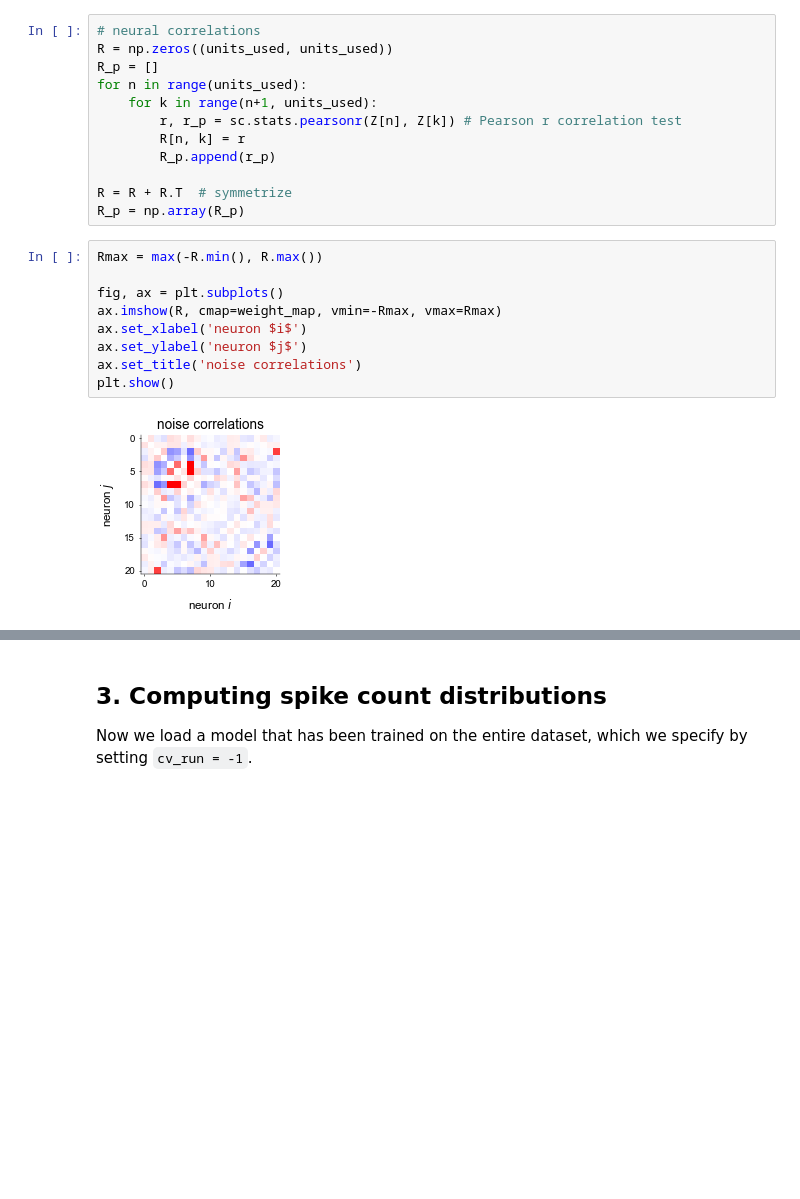
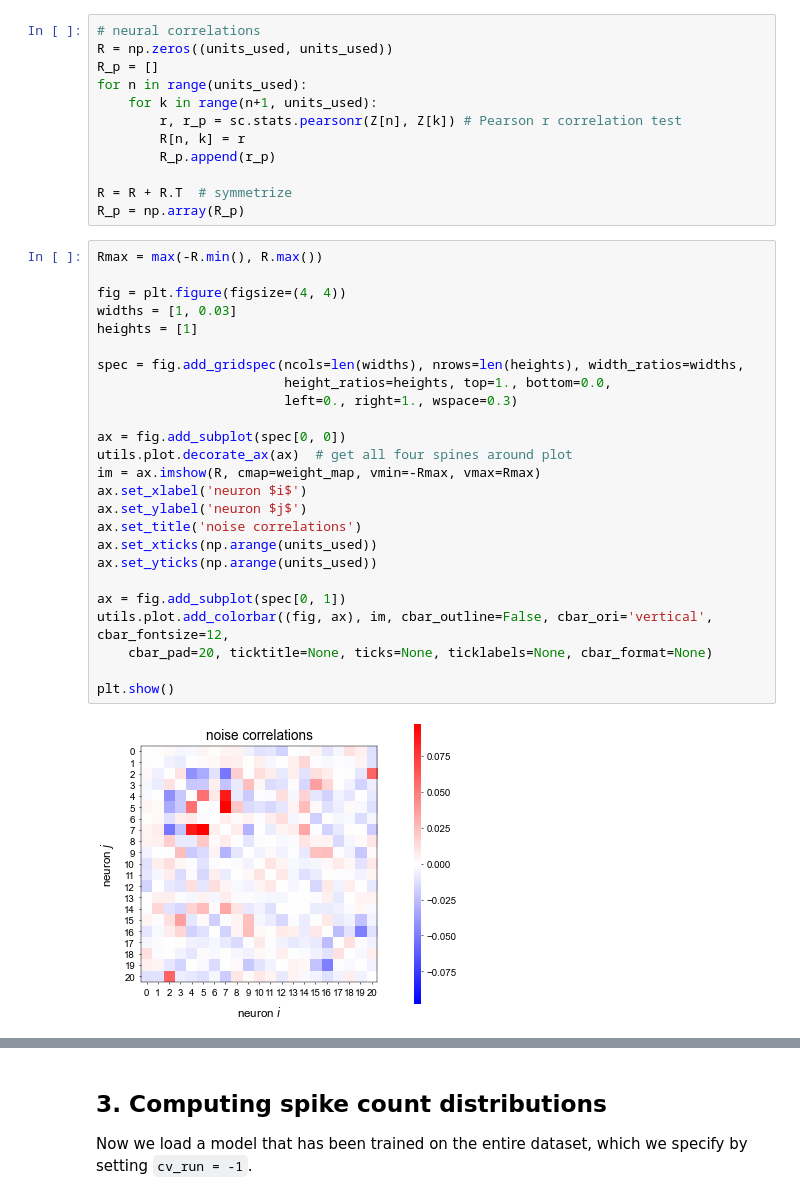
Before and after one commit to davindicode/UCM-interpret, a Jupyter notebook: example/notebook.ipynb, the cells around one changed output, grey strips where cells are left out. Cells and saved outputs as stored; diff of their text form; blank space fills up the shorter version.

```diff
--- a/example/notebook.ipynb
+++ b/example/notebook.ipynb
@@ -175,17 +175,33 @@ for n in range(units_used):
 
 R = R + R.T  # symmetrize
 R_p = np.array(R_p)
-# %%
-Rmax = max(-R.min(), R.max())
-
-fig, ax = plt.subplots()
-ax.imshow(R, cmap=weight_map, vmin=-Rmax, vmax=Rmax)
-ax.set_xlabel('neuron $i$')
-ax.set_ylabel('neuron $j$')
-ax.set_title('noise correlations')
-plt.show()
-# %% [output]
-[figure, removed]
+# %%
+Rmax = max(-R.min(), R.max())
+
+fig = plt.figure(figsize=(4, 4))
+widths = [1, 0.03]
+heights = [1]
+
+spec = fig.add_gridspec(ncols=len(widths), nrows=len(heights), width_ratios=widths,
+                        height_ratios=heights, top=1., bottom=0.0,
+                        left=0., right=1., wspace=0.3)
+
+ax = fig.add_subplot(spec[0, 0])
+utils.plot.decorate_ax(ax)  # get all four spines around plot
+im = ax.imshow(R, cmap=weight_map, vmin=-Rmax, vmax=Rmax)
+ax.set_xlabel('neuron $i$')
+ax.set_ylabel('neuron $j$')
+ax.set_title('noise correlations')
+ax.set_xticks(np.arange(units_used))
+ax.set_yticks(np.arange(units_used))
+
+ax = fig.add_subplot(spec[0, 1])
+utils.plot.add_colorbar((fig, ax), im, cbar_outline=False, cbar_ori='vertical', cbar_fontsize=12,
+    cbar_pad=20, ticktitle=None, ticks=None, ticklabels=None, cbar_format=None)
+
+plt.show()
+# %% [output]
+[figure, added]
 # %%
 fig, ax = plt.subplots()
 ax.hist(R_p, bins=np.linspace(0, 1, 50), density=True)
```
Also changed, not shown: parts of 9 cells of this notebook.
